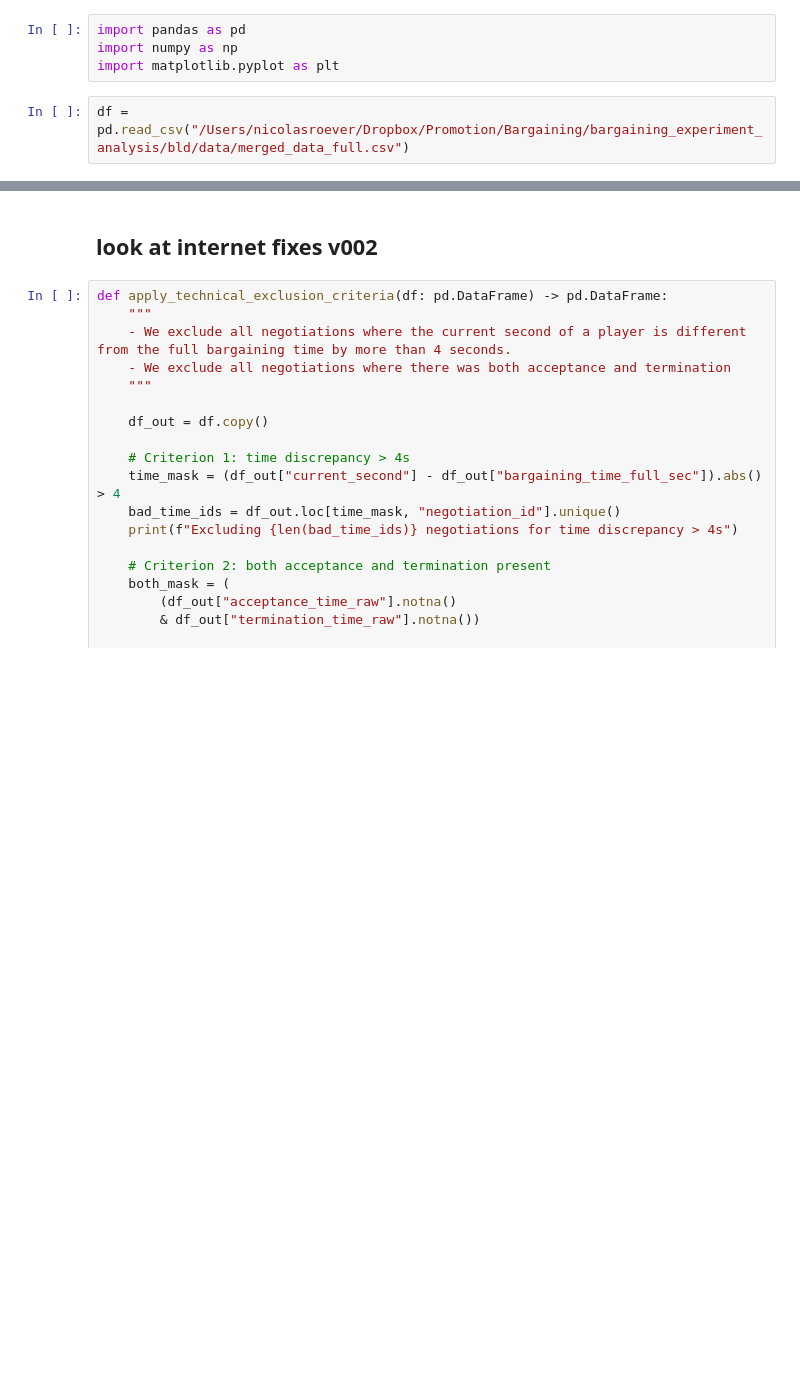
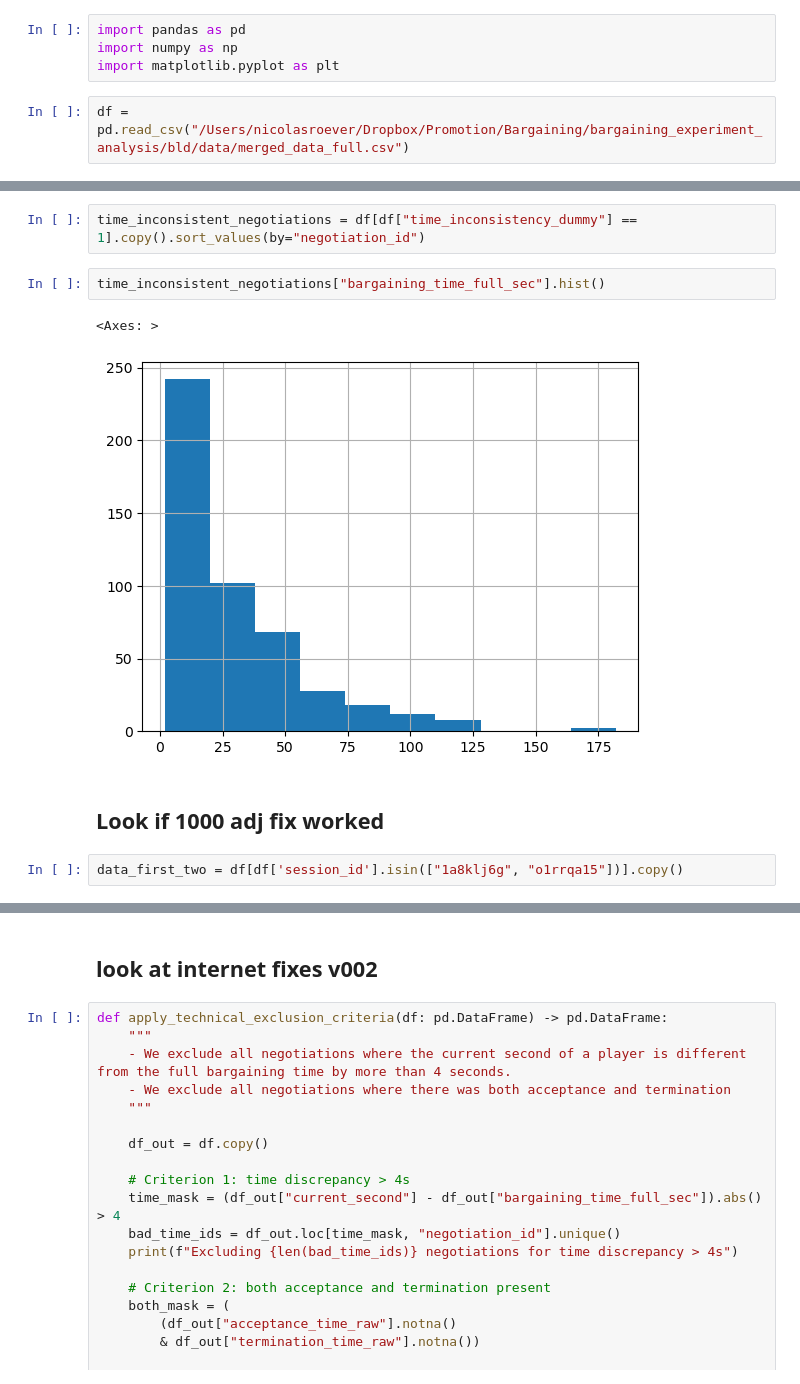
Before and after one commit to NicolasRoever/bargaining_experiment_analysis, a Jupyter notebook: src/bargaining_analysis/clean_data/fix_time_sandbox.ipynb, the cells around one changed output, grey strips where cells are left out. Cells and saved outputs as stored; diff of their text form; blank space fills up the shorter version.

```diff
--- a/src/bargaining_analysis/clean_data/fix_time_sandbox.ipynb
+++ b/src/bargaining_analysis/clean_data/fix_time_sandbox.ipynb
@@ -6,0 +52,11 @@ df = pd.read_csv("/Users/nicolasroever/Dropbox/Promotion/Bargaining/bargaining_e
+# %%
+time_inconsistent_negotiations = df[df["time_inconsistency_dummy"] == 1].copy().sort_values(by="negotiation_id")
+# %%
+time_inconsistent_negotiations["bargaining_time_full_sec"].hist()
+# %% [output]
+<Axes: >
+[figure, added]
+# %% [markdown]
+## Look if 1000 adj fix worked
+# %%
+data_first_two = df[df['session_id'].isin(["1a8klj6g", "o1rrqa15"])].copy()
```
Also changed, not shown: parts of 8 cells of this notebook, 21 other files.
